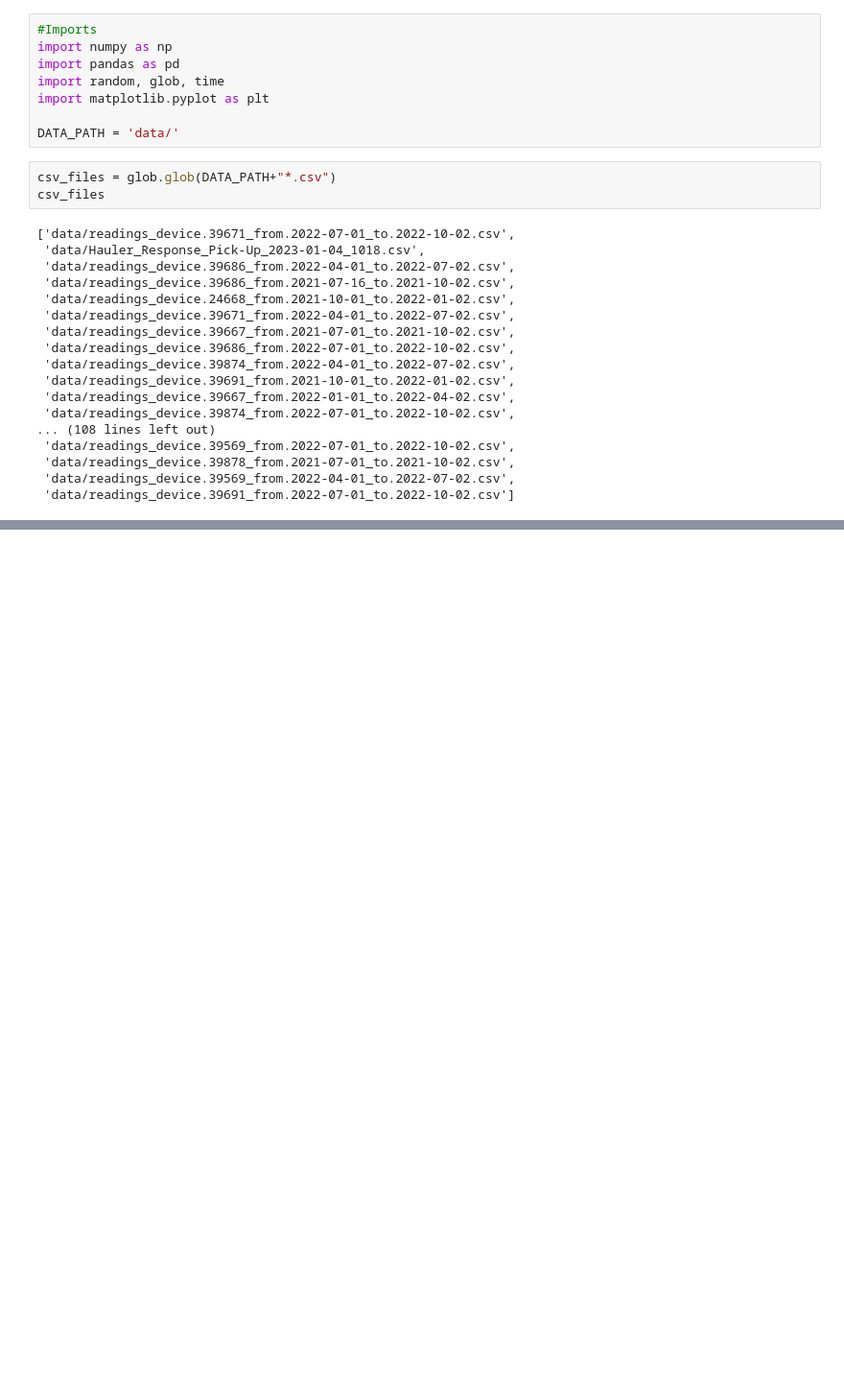
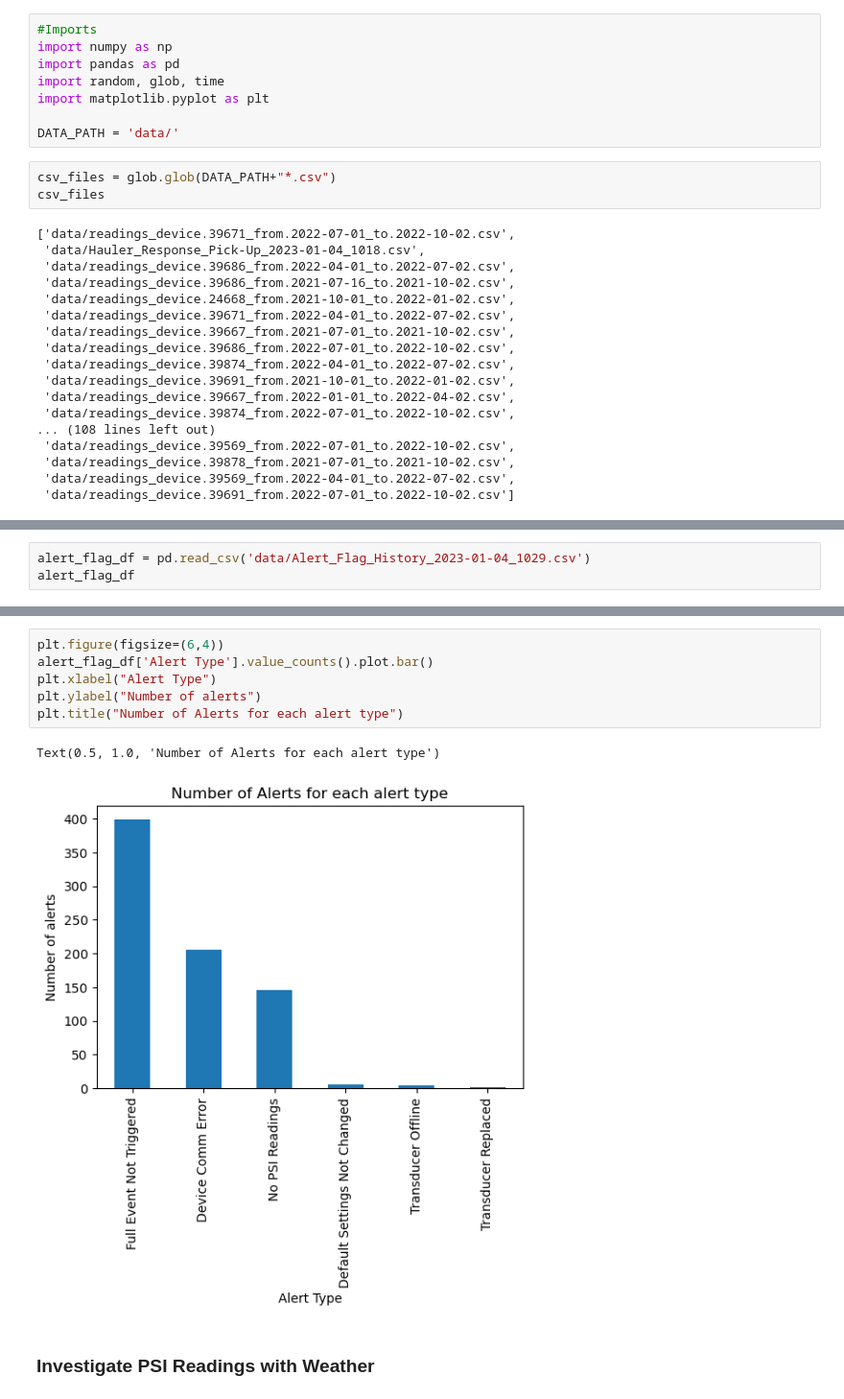
Before and after one commit to BU-Spark/ds-bu-sustainability-waste, a Jupyter notebook: spring23-team-1/DataAnalysis_KV.ipynb, the cells around one changed output, grey strips where cells are left out. Shown at 96% size. Drawn from its saved outputs; the diff is of its cells as text; blank space fills up the shorter version.

```diff
--- a/spring23-team-1/DataAnalysis_KV.ipynb
+++ b/spring23-team-1/DataAnalysis_KV.ipynb
@@ -29,0 +68,3 @@ csv_files
+# %%
+alert_flag_df = pd.read_csv('data/Alert_Flag_History_2023-01-04_1029.csv')
+alert_flag_df
@@ -29,0 +85,11 @@ csv_files
+# %%
+plt.figure(figsize=(6,4))
+alert_flag_df['Alert Type'].value_counts().plot.bar()
+plt.xlabel("Alert Type")
+plt.ylabel("Number of alerts")
+plt.title("Number of Alerts for each alert type")
+# %% [output]
+Text(0.5, 1.0, 'Number of Alerts for each alert type')
+[figure, added]
+# %% [markdown]
+### Investigate PSI Readings with Weather
```
Also changed, not shown: parts of 23 cells of this notebook, 3 other files.
